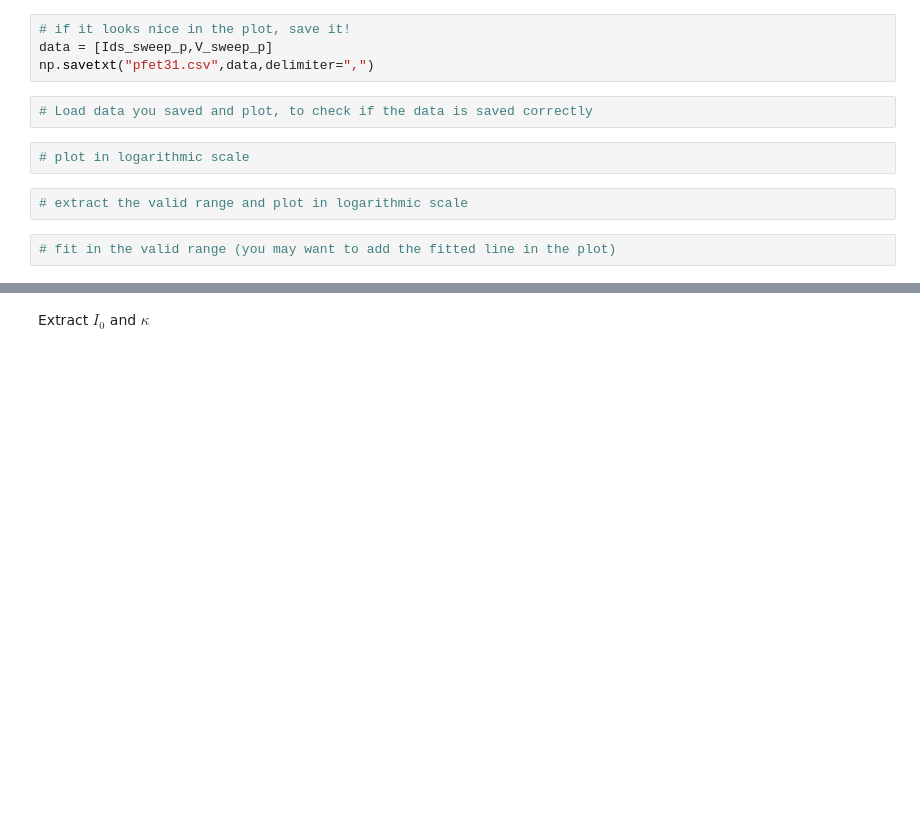
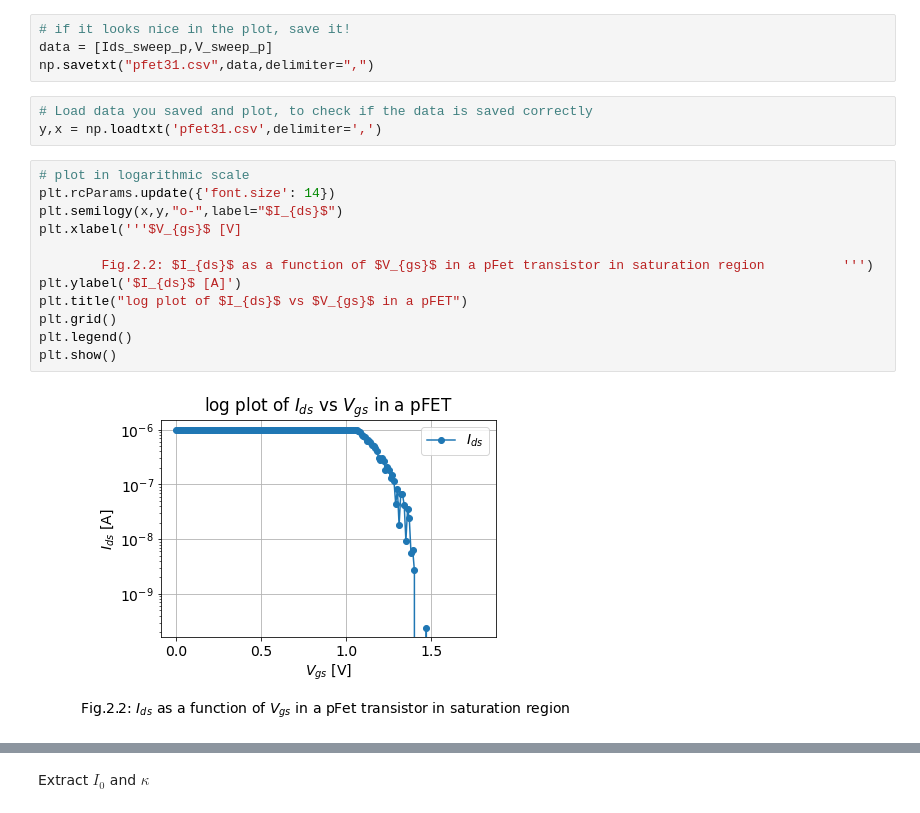
Before and after one commit to daggermaster3000/NE1, a Jupyter notebook: TP2/2022_Lab2_SubThr_18_Quillan_Favey.ipynb, the cells around one changed output, grey strips where cells are left out. Cells and saved outputs as stored; diff of their text form; blank space fills up the shorter version.

```diff
--- a/TP2/2022_Lab2_SubThr_18_Quillan_Favey.ipynb
+++ b/TP2/2022_Lab2_SubThr_18_Quillan_Favey.ipynb
@@ -466,9 +485,18 @@ data = [Ids_sweep_p,V_sweep_p]
 np.savetxt("pfet31.csv",data,delimiter=",")
 # %%
 # Load data you saved and plot, to check if the data is saved correctly
+y,x = np.loadtxt('pfet31.csv',delimiter=',')
-# %%
-# plot in logarithmic scale
-# %%
-# extract the valid range and plot in logarithmic scale
-# %%
-# fit in the valid range (you may want to add the fitted line in the plot)
+# %%
+# plot in logarithmic scale
+plt.rcParams.update({'font.size': 14})
+plt.semilogy(x,y,"o-",label="$I_{ds}$")
+plt.xlabel('''$V_{gs}$ [V]
+
+        Fig.2.2: $I_{ds}$ as a function of $V_{gs}$ in a pFet transistor in saturation region          ''')
+plt.ylabel('$I_{ds}$ [A]')
+plt.title("log plot of $I_{ds}$ vs $V_{gs}$ in a pFET")
+plt.grid()
+plt.legend()
+plt.show()
+# %% [output]
+[figure, added]
```
Also changed, not shown: parts of 13 cells of this notebook, 1 other file.
